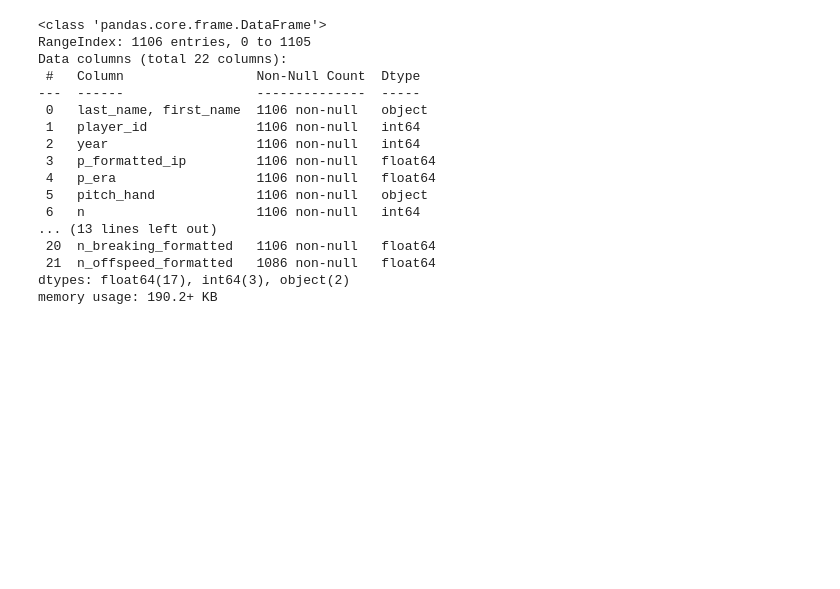
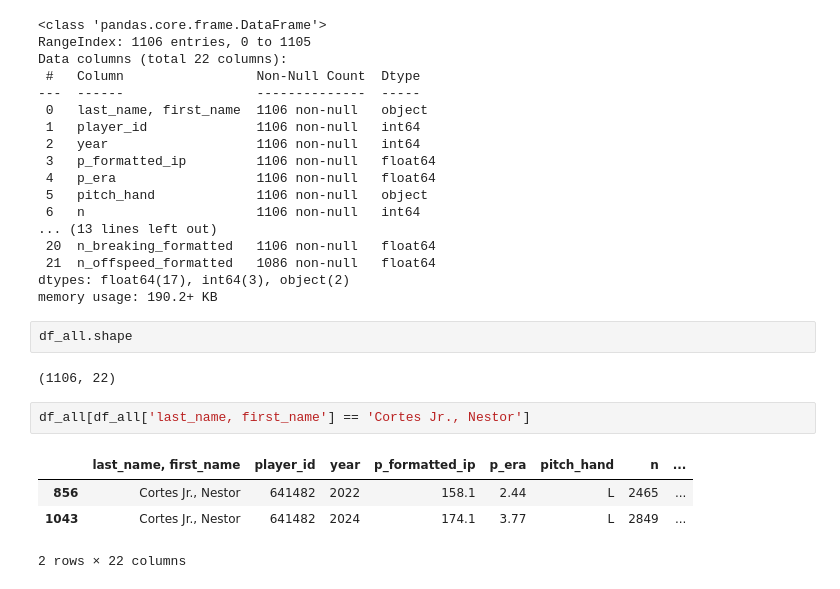
Before and after one commit to apbadzioch/MLB_stuff, a Jupyter notebook: newMLB/new.ipynb, the cells around one changed output. Drawn from its saved outputs; the diff is of its cells as text; blank space fills up the shorter version.

```diff
--- a/newMLB/new.ipynb
+++ b/newMLB/new.ipynb
@@ -174,3 +179,14 @@ Data columns (total 22 columns):
  21  n_offspeed_formatted   1086 non-null   float64
 dtypes: float64(17), int64(3), object(2)
 memory usage: 190.2+ KB
+# %%
+df_all.shape
+# %% [output]
+(1106, 22)
+# %%
+df_all[df_all['last_name, first_name'] == 'Cortes Jr., Nestor']
+# %% [output]
+|  | last_name, first_name | player_id | year | p_formatted_ip | p_era | pitch_hand | n | ... |
+| 856 | Cortes Jr., Nestor | 641482 | 2022 | 158.1 | 2.44 | L | 2465 | ... |
+| 1043 | Cortes Jr., Nestor | 641482 | 2024 | 174.1 | 3.77 | L | 2849 | ... |
+2 rows × 22 columns
```
Also changed, not shown: parts of 4 cells of this notebook, 3 other files.
